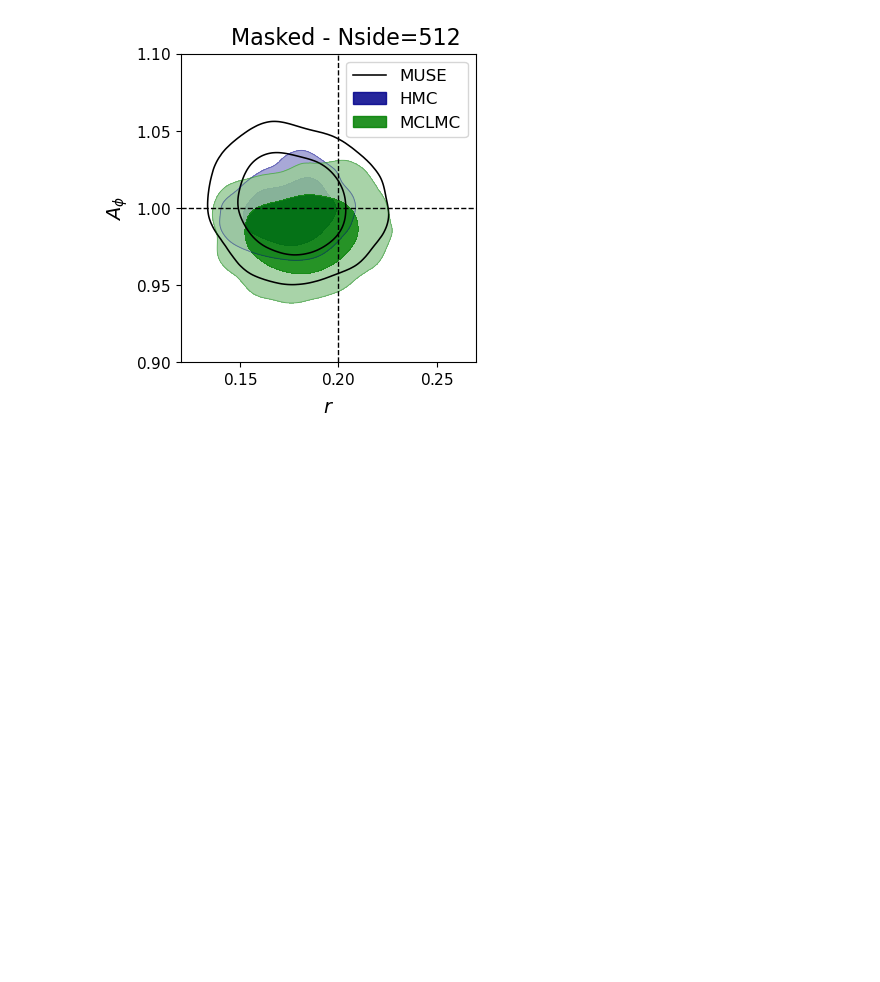
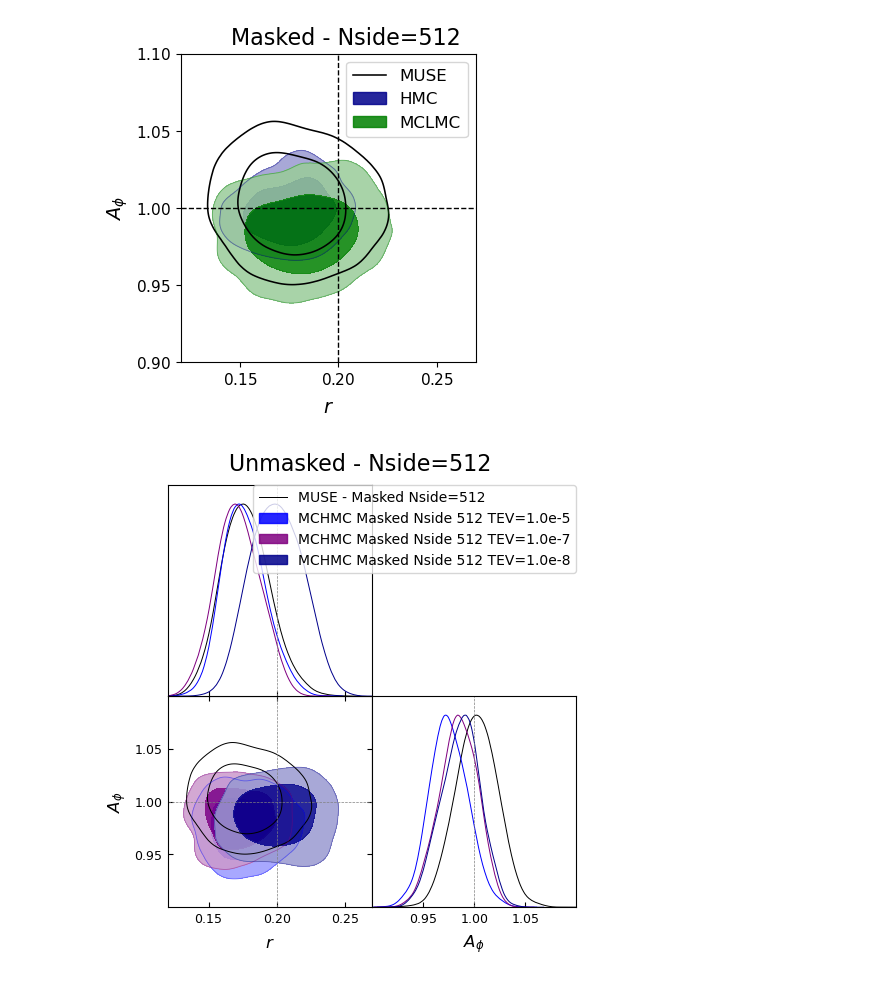
Before and after one commit to JaimeRZP/CMBLensingInferenceTestProblem, a Jupyter notebook: plotting/plotting.ipynb, the cells around one changed output. Saved outputs shown, nothing was run; the diff lists cells and outputs as text; code cells hidden in the pictures; blank space fills up the shorter version.

```diff
--- a/plotting/plotting.ipynb
+++ b/plotting/plotting.ipynb
@@ -204,3 +214,8 @@ Removed no burn in
 MUSE - Masked Nside=512
 Removed no burn in
 ========
+# %%
+MCHMC_chain_masked_512_TEV_one5 = make_chain(MCHMC_hyperparams_masked_512_TEV_one5, "MCHMC Masked Nside 512 TEV=1.0e-5")
+MCHMC_chain_masked_512_TEV_one6 = make_chain(MCHMC_hyperparams_masked_512_TEV_one6, "MCHMC Masked Nside 512 TEV=1.0e-6")
+MCHMC_chain_masked_512_TEV_one7 = make_chain(MCHMC_hyperparams_masked_512_TEV_one7, "MCHMC Masked Nside 512 TEV=1.0e-7")
+MCHMC_chain_masked_512_TEV_one8 = make_chain(MCHMC_hyperparams_masked_512_TEV_one8, "MCHMC Masked Nside 512 TEV=1.0e-8")
@@ -507,6 +574,17 @@ g.add_text('Masked - Nside=512', x=0.95, y=1.05, fontsize=16, color='black')
 #plt.savefig('/mnt/c/Users/jaime/Desktop/mchmc_lensing/masked_512.pdf', bbox_inches='tight')
 # %% [output]
 [figure]
+# %%
+g = plots.getSubplotPlotter(subplot_size=2.5)
+g.triangle_plot([MUSE_chain_masked_512, MCHMC_chain_masked_512_TEV_one5, MCHMC_chain_masked_512_TEV_one7, MCHMC_chain_masked_512_TEV_one8], ['r', 'Aphi'],
+           markers={'r':0.2, 'Aphi':1.0},
+           contour_colors=['black', 'blue', 'purple', 'darkblue',], ls=['-','-', '-', '-'],
+           filled=[False, True, True, True],
+           param_limits={'r':[0.12, 0.27], 'Aphi':[0.9, 1.1]})
+g.add_text('Unmasked - Nside=512', x=-0.7, y=2.1, fontsize=16, color='black')
+#plt.savefig('/mnt/c/Users/jaime/Desktop/mchmc_lensing/unmasked_triangle_512.pdf', bbox_inches='tight')
+# %% [output]
+[figure, added]
 # %%
 fig, axis = plt.subplots(6, 4, figsize=(20,16), gridspec_kw={'height_ratios': [3, 1, 3, 1, 3, 1]})
 fig.subplots_adjust(hspace=0)
```
Also changed, not shown: parts of 20 cells of this notebook.
